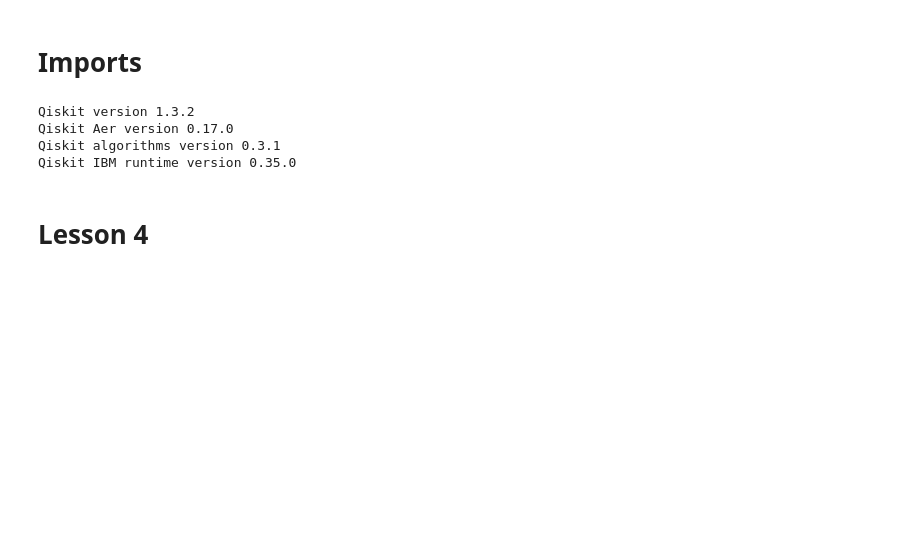
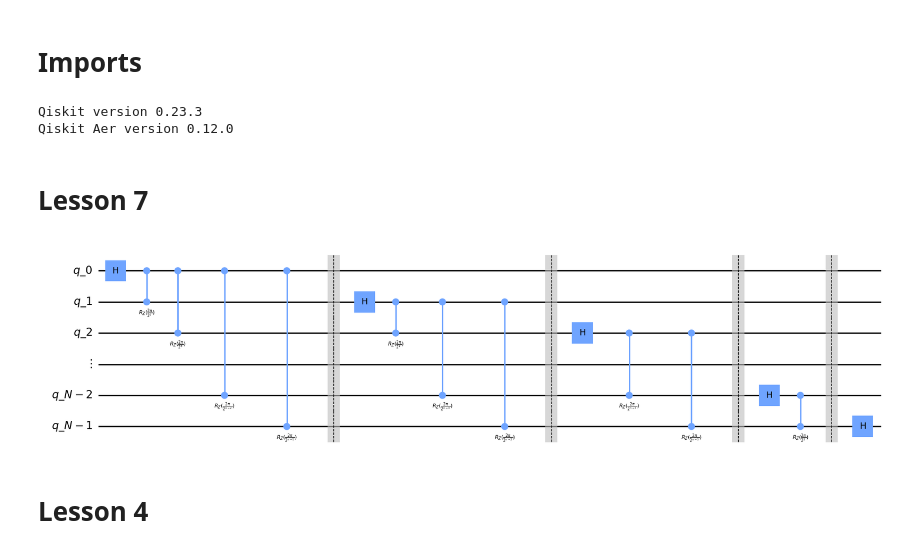
Before and after one commit to guilhermebaos/QUARMEN-Lessons, a Jupyter notebook: Quantum Algorithms/00-Lecture-Circuits.ipynb, the cells around one changed output. Cells and saved outputs as stored; diff of their text form; code cells hidden in the pictures; blank space fills up the shorter version.

```diff
--- a/Quantum Algorithms/00-Lecture-Circuits.ipynb
+++ b/Quantum Algorithms/00-Lecture-Circuits.ipynb
@@ -8,20 +8,15 @@ import matplotlib.pyplot as plt
 # Qiskit (check versions)
 import qiskit
 import qiskit_aer
-import qiskit_algorithms
-import qiskit_ibm_runtime
 
 print(f"Qiskit version {qiskit.__version__}")
 print(f"Qiskit Aer version {qiskit_aer.__version__}")
-print(f"Qiskit algorithms version {qiskit_algorithms.__version__}")
-print(f"Qiskit IBM runtime version {qiskit_ibm_runtime.__version__}")
 
 
 # Quantum Circuits!
 from qiskit import QuantumCircuit, QuantumRegister, ClassicalRegister
 
 # General Imports
-from qiskit.circuit.library import UnitaryGate
 from qiskit.quantum_info import Statevector, Operator, SparsePauliOp, Pauli, DensityMatrix
 from qiskit.visualization import plot_histogram, plot_bloch_multivector
 from qiskit.transpiler.preset_passmanagers import generate_preset_pass_manager
@@ -33,15 +28,48 @@ from qiskit_aer.noise import (
     thermal_relaxation_error,
     amplitude_damping_error
 )
-
-# Running on a real quantum computer
-from qiskit_ibm_runtime import QiskitRuntimeService
-from qiskit_ibm_runtime import SamplerV2
-
-# Run time-evolution problems
-from qiskit_algorithms.time_evolvers import TrotterQRTE, TimeEvolutionProblem
 # %% [output]
-Qiskit version 1.3.2
-Qiskit Aer version 0.17.0
-Qiskit algorithms version 0.3.1
-Qiskit IBM runtime version 0.35.0
+Qiskit version 0.23.3
+Qiskit Aer version 0.12.0
+# %% [markdown]
+# Lesson 7
+# %%
+# Parameters
+n = 6
+
+labels = [f"q_{i}" for i in range(n)]
+labels[n-3] = "\\vdots"
+labels[n-2] = "q_{N-2}"
+labels[n-1] = "q_{N-1}"
+
+regs = [QuantumRegister(1, labels[i]) for i in range(6)]
+qc = QuantumCircuit(*regs)
+
+qc.h(0)
+qc.cz(1, 0, label="$R_Z(\\frac{2\\pi}{2^2})$")
+qc.cz(2, 0, label="$R_Z(\\frac{2\\pi}{2^3})$")
+qc.cz(4, 0, label="$R_Z(\\frac{2\\pi}{2^{n-2}})$")
+qc.cz(5, 0, label="$R_Z(\\frac{2\\pi}{2^{n-1}})$")
+qc.barrier()
+
+qc.h(1)
+qc.cz(2, 1, label="$R_Z(\\frac{2\\pi}{2^2})$")
+qc.cz(4, 1, label="$R_Z(\\frac{2\\pi}{2^{n-3}})$")
+qc.cz(5, 1, label="$R_Z(\\frac{2\\pi}{2^{n-2}})$")
+qc.barrier()
+
+qc.h(2)
+qc.cz(4, 2, label="$R_Z(\\frac{2\\pi}{2^{n-4}})$")
+qc.cz(5, 2, label="$R_Z(\\frac{2\\pi}{2^{n-3}})$")
+qc.barrier()
+
+qc.h(4)
+qc.cz(5, 4, label="$R_Z(\\frac{2\\pi}{2^2})$")
+qc.barrier()
+
+qc.h(5)
+
+
+qc.draw("mpl")
+# %% [output]
+[figure, added]
```
Also changed, not shown: parts of 1 cell of this notebook, 1 other file.
